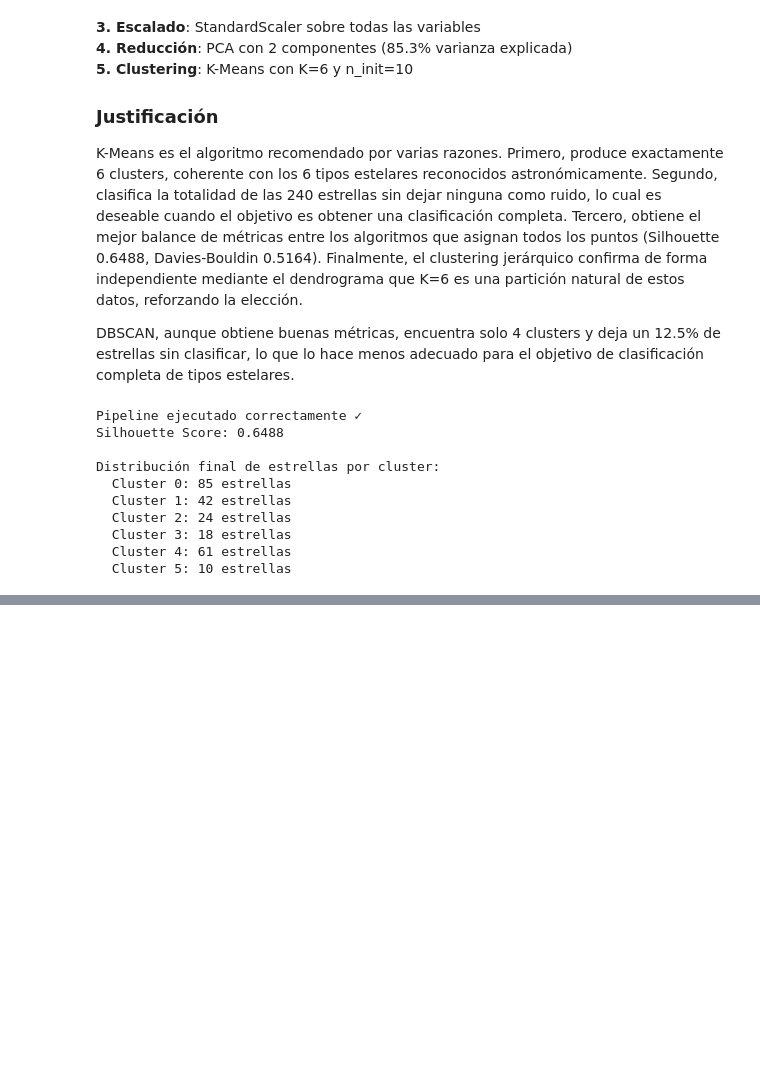
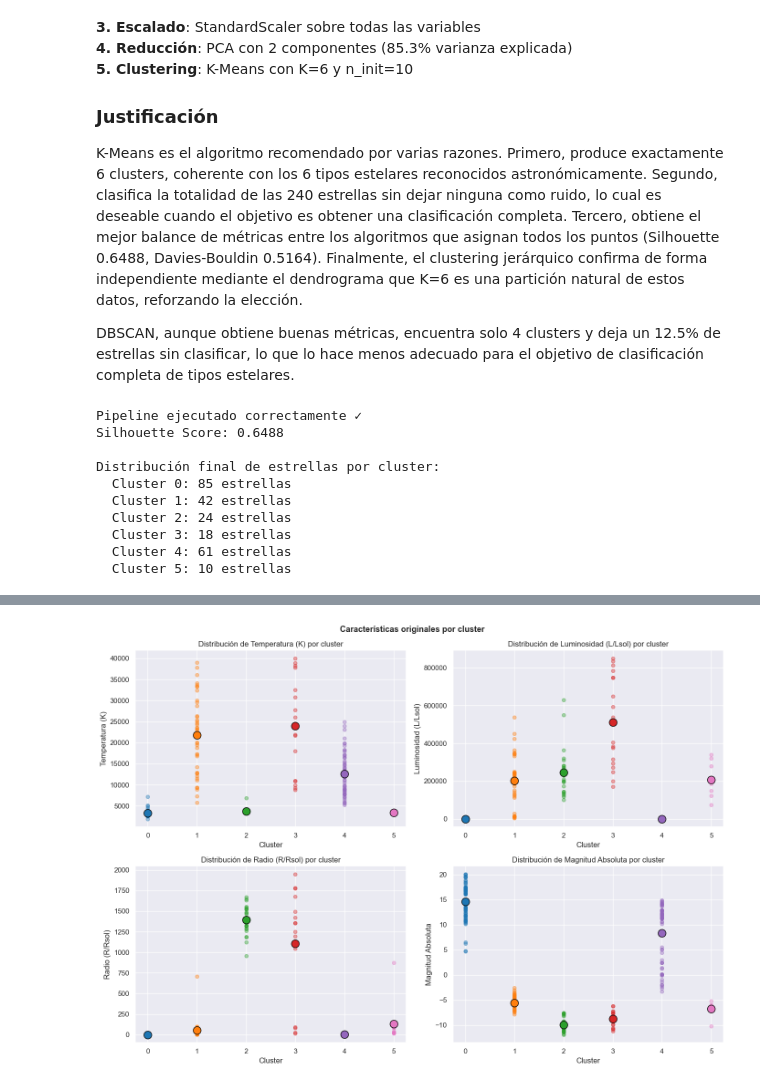
Before and after one commit to 100524500/Aprendizaje_Automatico_Clusters, a Jupyter notebook: notebooks/practica2.ipynb, the cells around one changed output, grey strips where cells are left out. Saved outputs shown, nothing was run; the diff lists cells and outputs as text; code cells hidden in the pictures; blank space fills up the shorter version.

Commit message:
docs: actualizar README y completar sección astronómica

```diff
--- a/notebooks/practica2.ipynb
+++ b/notebooks/practica2.ipynb
@@ -933,0 +940,19 @@ Distribución final de estrellas por cluster:
+# %%
+# ============================================================
+# COMPARACIÓN CON CLASIFICACIÓN ASTRONÓMICA
+# ============================================================
+
+# Añadimos las etiquetas al dataframe original
+df_resultado = df_clean.copy()
+df_resultado['Cluster'] = pipeline_labels
+
+# Características medias por cluster (variables originales sin escalar)
+cols_analisis = ['Temperature', 'L', 'R', 'A_M', 'Spectral_Class', 'Color']
+medias = df_resultado.groupby('Cluster')[['Temperature', 'L', 'R', 'A_M']].mean().round(2)
+modas = df_resultado.groupby('Cluster')[['Spectral_Class', 'Color']].agg(lambda x: x.value_counts().index[0])
+
+resumen = pd.concat([medias, modas], axis=1)
+resumen['N_estrellas'] = df_resultado.groupby('Cluster').size()
+
+print("Características medias por cluster:")
+display(resumen)
@@ -933,0 +969,30 @@ Distribución final de estrellas por cluster:
+# %%
+# Visualización de clusters con características originales
+fig, axes = plt.subplots(2, 2, figsize=(14, 10))
+
+variables = [('Temperature', 'Temperatura (K)'),
+             ('L', 'Luminosidad (L/Lsol)'),
+             ('R', 'Radio (R/Rsol)'),
+             ('A_M', 'Magnitud Absoluta')]
+
+colores = plt.cm.tab10(np.linspace(0, 0.6, 6))
+
+for ax, (var, label) in zip(axes.flatten(), variables):
+    for cluster in range(6):
+        datos = df_resultado[df_resultado['Cluster'] == cluster][var]
+        ax.scatter([cluster]*len(datos), datos,
+                  alpha=0.4, s=30, color=colores[cluster])
+        ax.scatter(cluster, datos.mean(),
+                  s=150, color=colores[cluster],
+                  edgecolors='black', zorder=5)
+    ax.set_xlabel('Cluster')
+    ax.set_ylabel(label)
+    ax.set_title(f'Distribución de {label} por cluster')
+    ax.set_xticks(range(6))
+
+plt.suptitle('Características originales por cluster',
+             fontsize=13, fontweight='bold')
+plt.tight_layout()
+plt.show()
+# %% [output]
+[figure, added]
```
Also changed, not shown: parts of 3 cells of this notebook, 2 other files.
